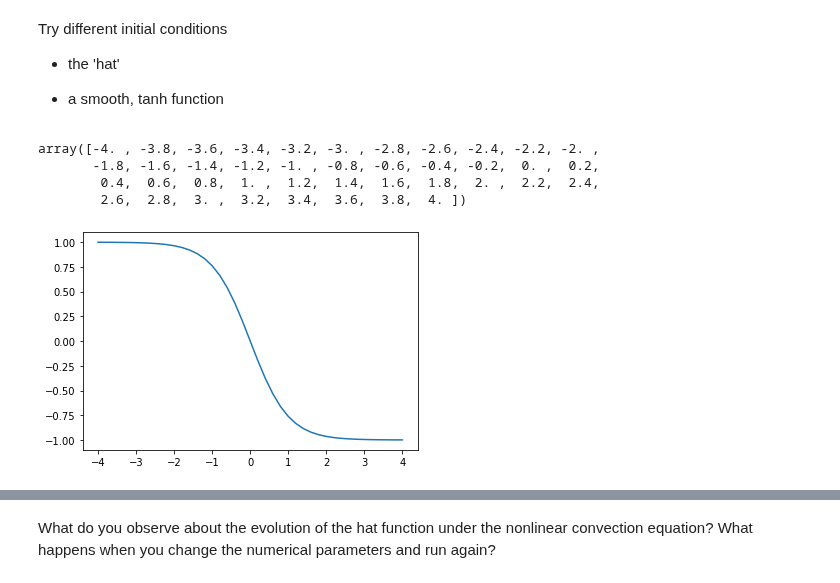
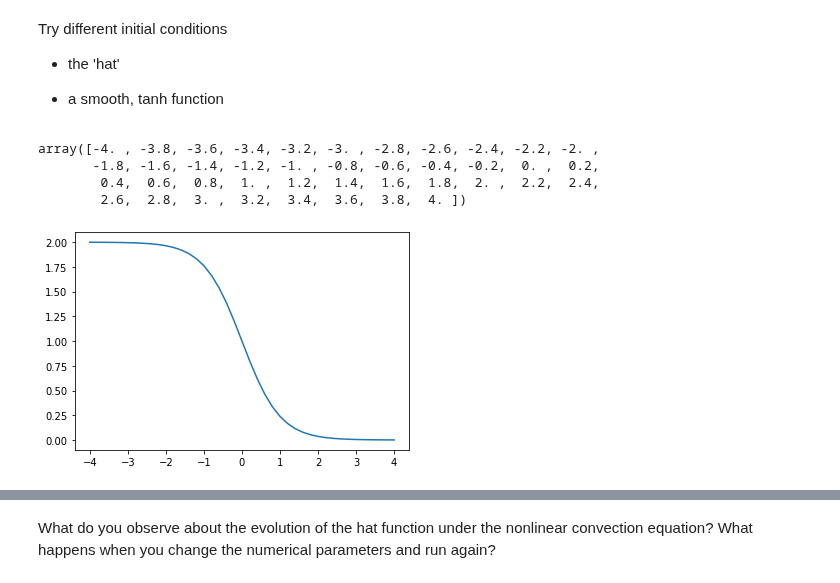
Before and after one commit to barbagroup/CFDPython, a Jupyter notebook: lessons/02_Step_2.ipynb, the cells around one changed output, grey strips where cells are left out. Cells and saved outputs as stored; diff of their text form; code cells hidden in the pictures.

```diff
--- a/lessons/02_Step_2.ipynb
+++ b/lessons/02_Step_2.ipynb
@@ -48,22 +48,22 @@ Try different initial conditions
 # %%
 
 # Try different Initial Conditions
 # xspace = numpy.linspace(0, domain_length, nx)
 xspace=numpy.linspace(-domain_length/2, domain_length/2, num=nx, endpoint=True)
 u_IC = numpy.ones(nx)      #as before, we initialize u with every value equal to 1.
-u_IC[int(.5 / dx) : int(1 / dx + 1)] = 2 #then set u = 2 between 0.5 and 1 as per our I.C.s
+# u_IC[int(.5 / dx) : int(1 / dx + 1)] = 2 #then set u = 2 between 0.5 and 1 as per our I.C.s
 
 
-# u_IC = -numpy.tanh(xspace) +1
+u_IC = -numpy.tanh(xspace) +1
 # u_IC = numpy.tanh(xspace) +1
-u_IC = -numpy.tanh(xspace)
+# u_IC = -numpy.tanh(xspace)
 pyplot.plot(xspace, u_IC)
 xspace
 # %% [output]
 array([-4. , -3.8, -3.6, -3.4, -3.2, -3. , -2.8, -2.6, -2.4, -2.2, -2. ,
        -1.8, -1.6, -1.4, -1.2, -1. , -0.8, -0.6, -0.4, -0.2,  0. ,  0.2,
         0.4,  0.6,  0.8,  1. ,  1.2,  1.4,  1.6,  1.8,  2. ,  2.2,  2.4,
         2.6,  2.8,  3. ,  3.2,  3.4,  3.6,  3.8,  4. ])
-[figure, old version]
+[figure, new version]
 # %%
 
```
Also changed, not shown: parts of 2 cells of this notebook, 2 other files.
